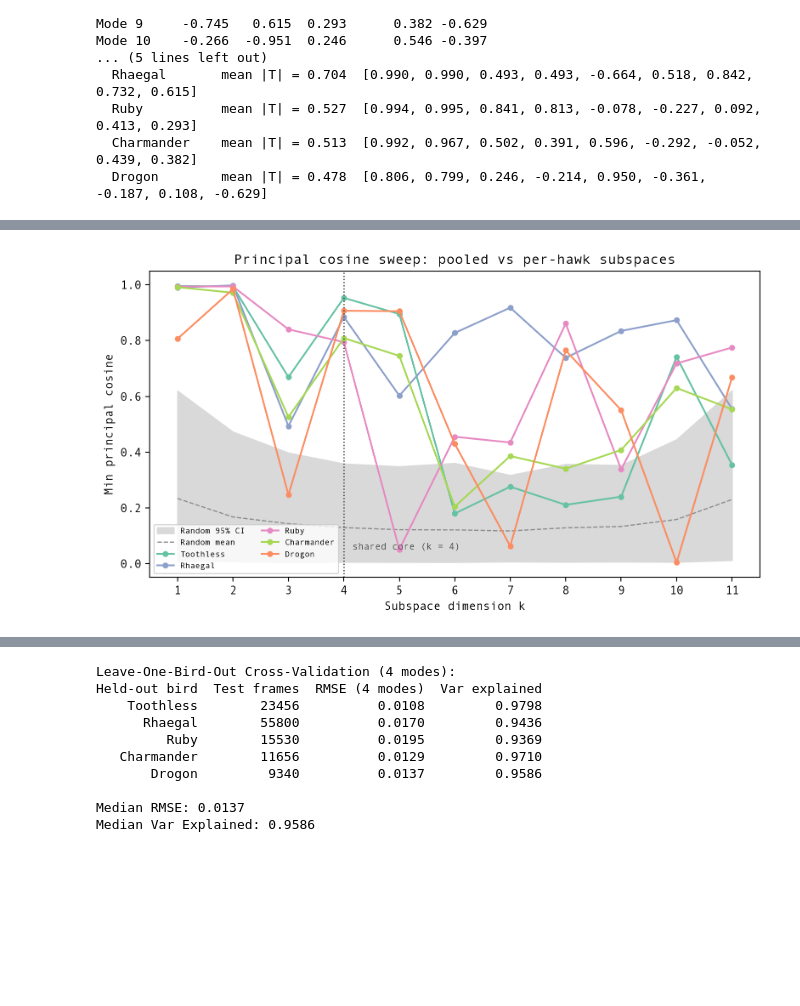
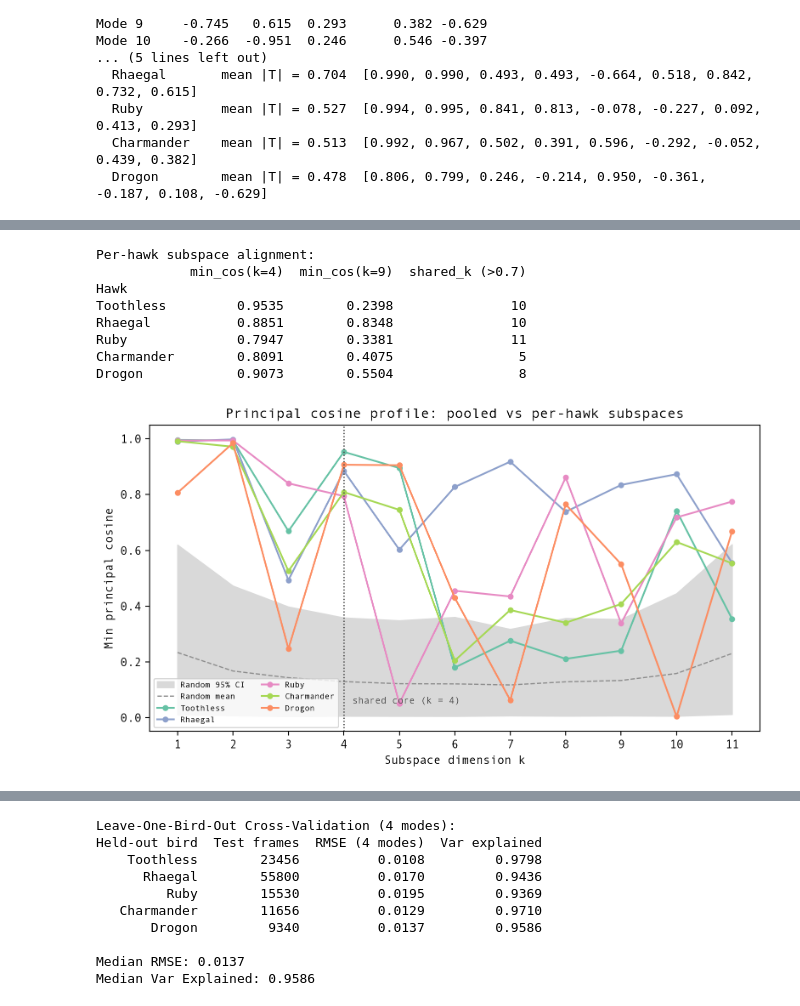
Before and after one commit to LydiaFrance/kinematic-morphospace, a Jupyter notebook: examples/hawks/08_IndividualVsSharedModes.ipynb, the cells around one changed output, grey strips where cells are left out. Cells and saved outputs as stored; diff of their text form; code cells hidden in the pictures; blank space fills up the shorter version.

Commit message:
chore: update NB08 individual vs shared modes

```diff
--- a/examples/hawks/08_IndividualVsSharedModes.ipynb
+++ b/examples/hawks/08_IndividualVsSharedModes.ipynb
@@ -184,54 +212,60 @@ k=6     0.1793   0.8276  0.4549      0.2042  0.4297
 # %%
-# --- Extended principal cosine sweep (k=1..11) with random baseline ---
-hawk_colors = {
-    "Drogon": "#FC8D62", "Rhaegal": "#8DA0CB", "Ruby": "#E78AC3",
-    "Toothless": "#66C2A5", "Charmander": "#A6D854",
-}
-max_k_sweep = n_features - 1  # 11; k=12 is trivially 1.0
+# --- Principal cosine profile (k=1..11) with random baseline ---
+n_features = principal_components.shape[1]
+max_k_profile = n_features - 1  # 11; k=12 is trivially 1.0
+hawks = ["Toothless", "Rhaegal", "Ruby", "Charmander", "Drogon"]
 
-# Per-hawk sweep (extend beyond the k=1..6 table above to k=1..11)
-sweep = {hawk: np.zeros(max_k_sweep) for hawk in hawks}
+# Per-hawk sweep
+profile = {hawk: np.zeros(max_k_profile) for hawk in hawks}
 for hawk in hawks:
     bird_comps = components_by_bird[hawk]
-    for k in range(1, max_k_sweep + 1):
+    for k in range(1, max_k_profile + 1):
         cos_k = principal_cosines(principal_components.T, bird_comps.T, modes=k)
-        sweep[hawk][k - 1] = cos_k[-1]
+        profile[hawk][k - 1] = cos_k[-1]
 
 # Random baseline: 1000 random k-dim subspaces of R^12
 rng = np.random.default_rng(42)
 n_random = 1000
-null_min_cos = np.zeros((n_random, max_k_sweep))
+null_min_cos = np.zeros((n_random, max_k_profile))
 for rep in range(n_random):
     Q, _ = np.linalg.qr(rng.standard_normal((n_features, n_features)))
-    for k in range(1, max_k_sweep + 1):
+    for k in range(1, max_k_profile + 1):
         cos_k = principal_cosines(principal_components.T, Q[:, :k], modes=k)
         null_min_cos[rep, k - 1] = cos_k[-1]
 
 null_mean = null_min_cos.mean(axis=0)
 null_lo = np.percentile(null_min_cos, 2.5, axis=0)
 null_hi = np.percentile(null_min_cos, 97.5, axis=0)
 
+# --- Summary table ---
+threshold = 0.7
+summary_rows = []
+for hawk in hawks:
+    shared_k = 0
+    for k_idx in range(max_k_profile):
+        if profile[hawk][k_idx] > threshold:
+            shared_k = k_idx + 1
+    summary_rows.append({
+        "Hawk": hawk,
+        "min_cos(k=4)": round(profile[hawk][3], 4),
+        "min_cos(k=9)": round(profile[hawk][8], 4),
+        f"shared_k (>{threshold})": shared_k,
+    })
+
+summary_df = pd.DataFrame(summary_rows).set_index("Hawk")
+print("Per-hawk subspace alignment:")
+print(summary_df.to_string())
+
 # --- Plot ---
-fig, ax = plt.subplots(figsize=(8, 4.5))
-ks = np.arange(1, max_k_sweep + 1)
-
-ax.fill_between(ks, null_lo, null_hi, color="0.85", label="Random 95% CI")
-ax.plot(ks, null_mean, color="0.55", ls="--", lw=1, label="Random mean")
-
-for hawk in hawks:
-    ax.plot(ks, sweep[hawk], marker="o", ms=4, lw=1.5,
-            color=hawk_colors[hawk], label=hawk)
-
-ax.axvline(4, color="0.3", ls=":", lw=1)
-ax.text(4.15, 0.05, "shared core (k = 4)", fontsize=8, color="0.3")
-
-ax.set_xlabel("Subspace dimension k")
-ax.set_ylabel("Min principal cosine")
-ax.set_xticks(ks)
-ax.set_ylim(-0.05, 1.05)
-ax.legend(fontsize=7, ncol=2, loc="lower left")
-ax.set_title("Principal cosine sweep: pooled vs per-hawk subspaces")
-fig.tight_layout()
+fig = plot_cosine_profile(profile, null_mean, null_lo, null_hi)
 plt.show()
 # %% [output]
+Per-hawk subspace alignment:
+            min_cos(k=4)  min_cos(k=9)  shared_k (>0.7)
+Hawk
+Toothless         0.9535        0.2398               10
+Rhaegal           0.8851        0.8348               10
+Ruby              0.7947        0.3381               11
+Charmander        0.8091        0.4075                5
+Drogon            0.9073        0.5504                8
-[figure, old version]
+[figure, new version]
```
Also changed, not shown: parts of 42 cells of this notebook.
